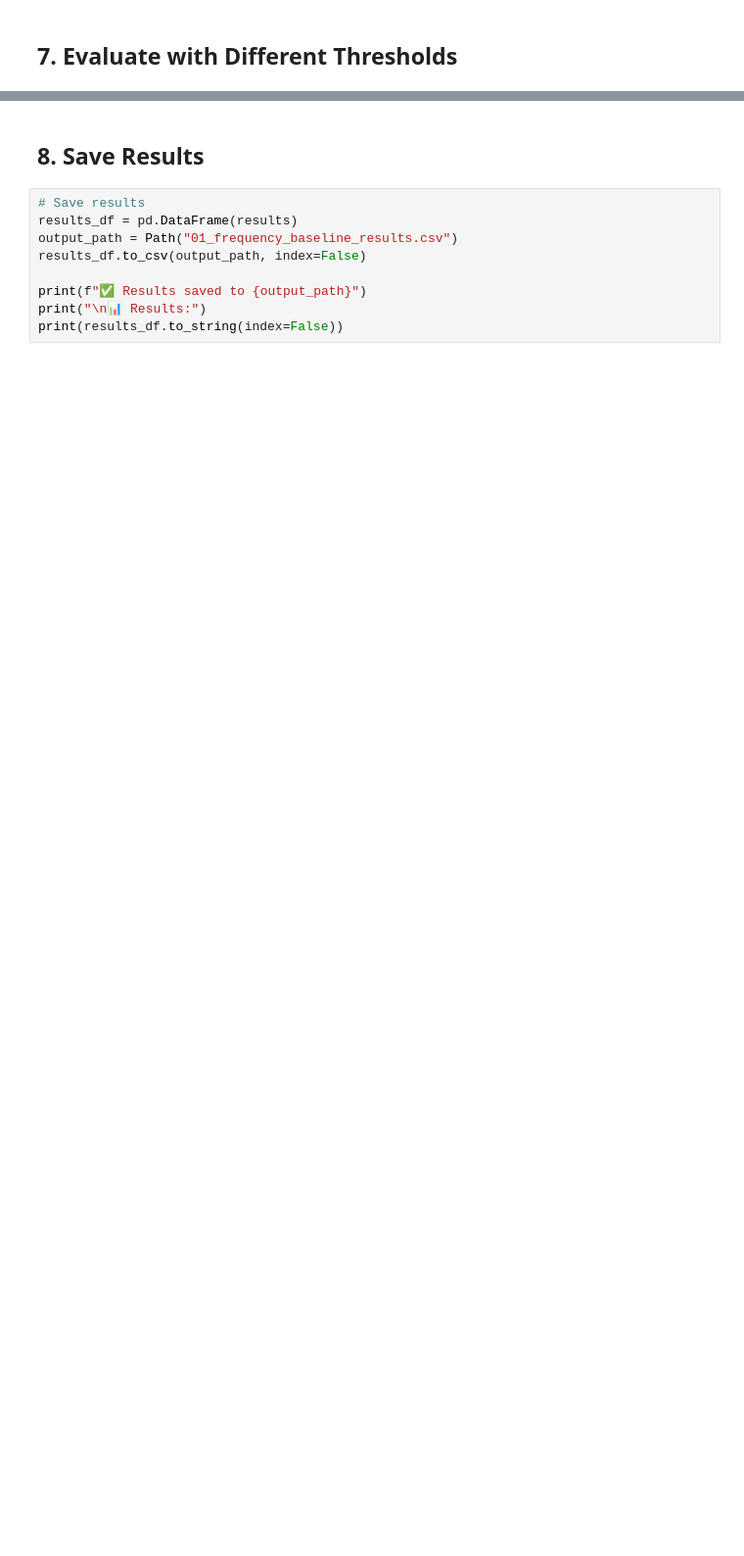
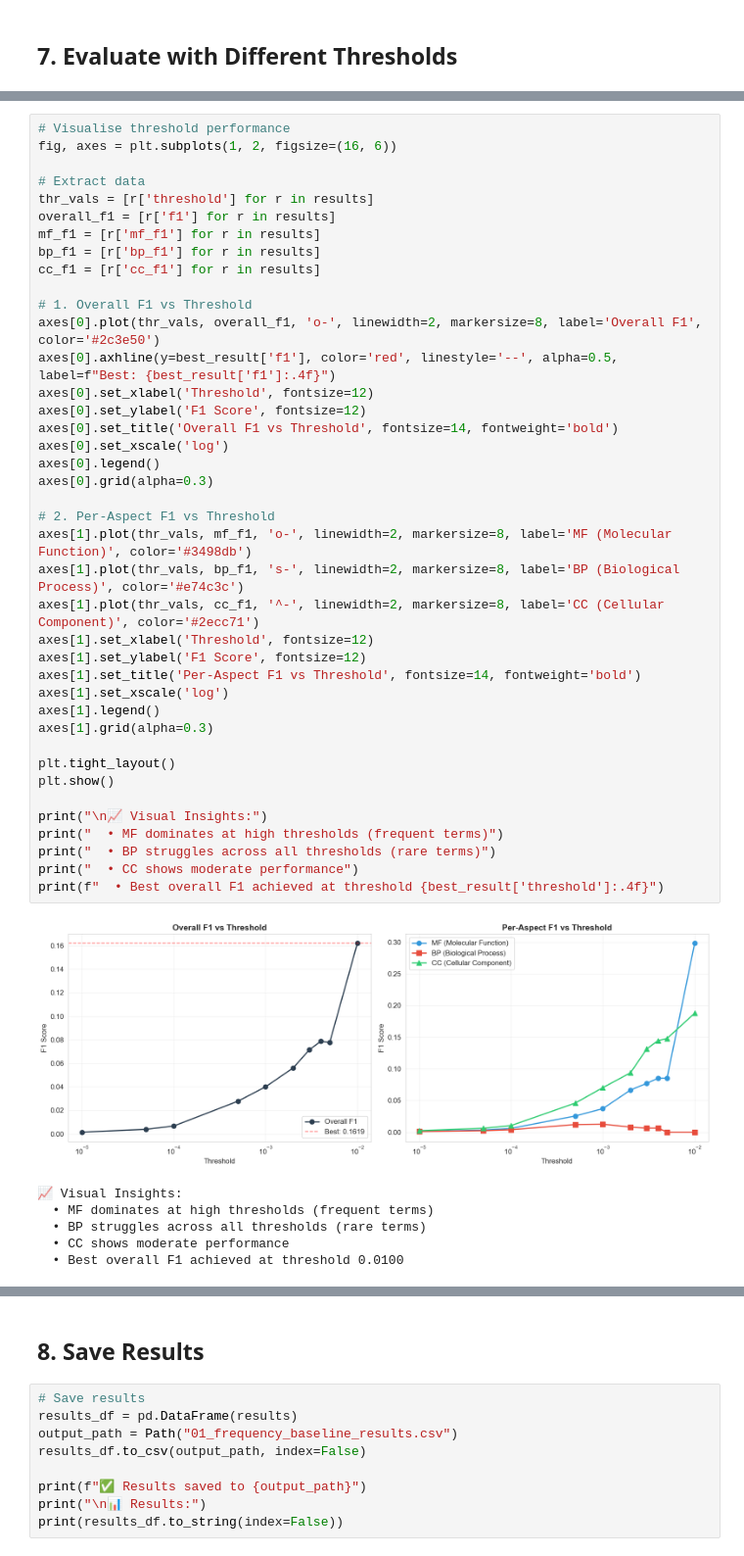
Before and after one commit to PeterOla/cafa-6-protein-function-prediction, a Jupyter notebook: notebooks/01_baseline_frequency.ipynb, the cells around one changed output, grey strips where cells are left out. Shown at 98% size. Cells and saved outputs as stored; diff of their text form; blank space fills up the shorter version.

```diff
--- a/notebooks/01_baseline_frequency.ipynb
+++ b/notebooks/01_baseline_frequency.ipynb
@@ -171,0 +515,47 @@ print(f"\n🏆 Best F1: {best_result['f1']:.4f} at threshold {best_result['thres
+# %%
+# Visualise threshold performance
+fig, axes = plt.subplots(1, 2, figsize=(16, 6))
+
+# Extract data
+thr_vals = [r['threshold'] for r in results]
+overall_f1 = [r['f1'] for r in results]
+mf_f1 = [r['mf_f1'] for r in results]
+bp_f1 = [r['bp_f1'] for r in results]
+cc_f1 = [r['cc_f1'] for r in results]
+
+# 1. Overall F1 vs Threshold
+axes[0].plot(thr_vals, overall_f1, 'o-', linewidth=2, markersize=8, label='Overall F1', color='#2c3e50')
+axes[0].axhline(y=best_result['f1'], color='red', linestyle='--', alpha=0.5, label=f"Best: {best_result['f1']:.4f}")
+axes[0].set_xlabel('Threshold', fontsize=12)
+axes[0].set_ylabel('F1 Score', fontsize=12)
+axes[0].set_title('Overall F1 vs Threshold', fontsize=14, fontweight='bold')
+axes[0].set_xscale('log')
+axes[0].legend()
+axes[0].grid(alpha=0.3)
+
+# 2. Per-Aspect F1 vs Threshold
+axes[1].plot(thr_vals, mf_f1, 'o-', linewidth=2, markersize=8, label='MF (Molecular Function)', color='#3498db')
+axes[1].plot(thr_vals, bp_f1, 's-', linewidth=2, markersize=8, label='BP (Biological Process)', color='#e74c3c')
+axes[1].plot(thr_vals, cc_f1, '^-', linewidth=2, markersize=8, label='CC (Cellular Component)', color='#2ecc71')
+axes[1].set_xlabel('Threshold', fontsize=12)
+axes[1].set_ylabel('F1 Score', fontsize=12)
+axes[1].set_title('Per-Aspect F1 vs Threshold', fontsize=14, fontweight='bold')
+axes[1].set_xscale('log')
+axes[1].legend()
+axes[1].grid(alpha=0.3)
+
+plt.tight_layout()
+plt.show()
+
+print("\n📈 Visual Insights:")
+print("  • MF dominates at high thresholds (frequent terms)")
+print("  • BP struggles across all thresholds (rare terms)")
+print("  • CC shows moderate performance")
+print(f"  • Best overall F1 achieved at threshold {best_result['threshold']:.4f}")
+# %% [output]
+[figure, added]
+📈 Visual Insights:
+  • MF dominates at high thresholds (frequent terms)
+  • BP struggles across all thresholds (rare terms)
+  • CC shows moderate performance
+  • Best overall F1 achieved at threshold 0.0100
```
Also changed, not shown: parts of 17 cells of this notebook, 15 other files.
